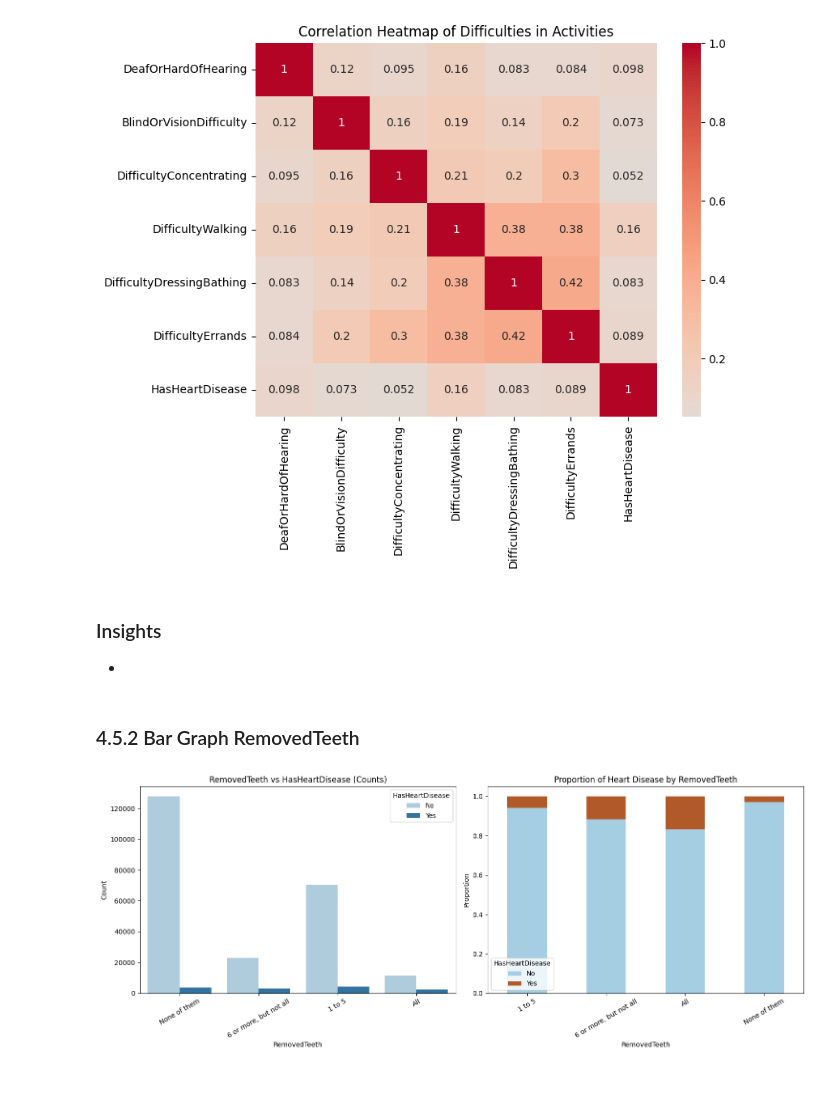
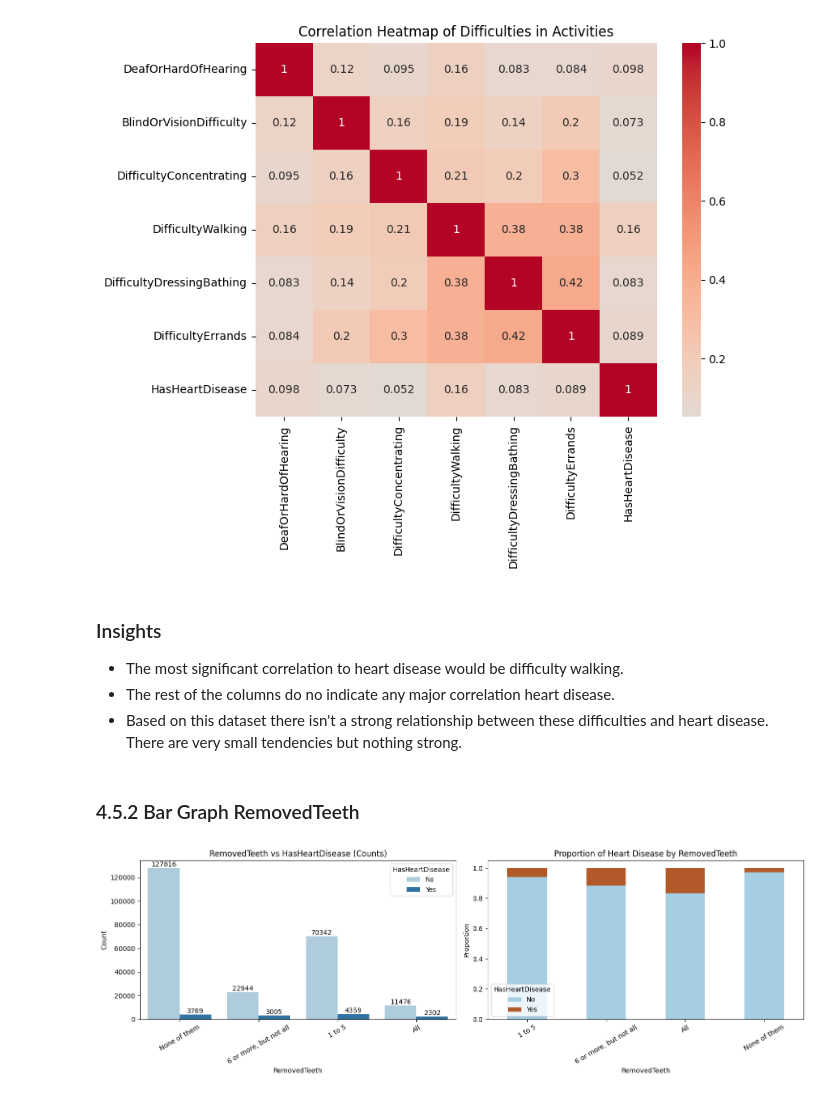
Before and after one commit to raymondcen/Heart-Disease-Predictor, a Jupyter notebook: notebook/EDA HEART DISEASE.ipynb, the cells around one changed output. Saved outputs shown, nothing was run; the diff lists cells and outputs as text; code cells hidden in the pictures.

Commit message:
finish insights on conditions/diseases

```diff
--- a/notebook/EDA HEART DISEASE.ipynb
+++ b/notebook/EDA HEART DISEASE.ipynb
@@ -247,7 +247,7 @@ df['AgeCategory'] = df['AgeCategory'].replace({
     'Age 65 to 69': '65 to 69',
     'Age 70 to 74': '70 to 74',
     'Age 75 to 79': '75 to 79',
-    'Age 80 or older': '80 and older',
+    'Age 80 or older': '80 or older',
     })
 
 df['SmokerStatus'] = df['SmokerStatus'].replace({
@@ -553,44 +553,50 @@ plt.show()
 [figure]
 # %% [markdown]
 ### Insights
--
+- The most significant correlation to heart disease would be difficulty walking.
+- The rest of the columns do no indicate any major correlation heart disease.
+- Based on this dataset there isn't a strong relationship between these difficulties and heart disease. There are very small tendencies but  nothing strong.
 # %% [markdown]
 ### 4.5.2 Bar Graph RemovedTeeth
 # %%
-fig, axes = plt.subplots(1, 2, figsize=(15, 6))
+fig, axes = plt.subplots(1, 2, figsize=(15, 5))
 
 #count plot
-sns.countplot(
+ax = sns.countplot(
     data=data_cols,
     x='RemovedTeeth',
     hue="HasHeartDisease",
     ax=axes[0],
     palette="Paired"
 )
+
+for container in ax.containers:     # label bar value counts
+        ax.bar_label(container, fmt='%d', label_type='edge')
+
 axes[0].set_title("RemovedTeeth vs HasHeartDisease (Counts)")
 axes[0].set_ylabel("Count")
 axes[0].legend(title="HasHeartDisease", labels=["No", "Yes"])
 axes[0].tick_params(axis='x', labelrotation=30)
 
 #proportion charts
 proportions = (
     data_cols.groupby("RemovedTeeth")['HasHeartDisease']
     .value_counts(normalize=True)
     .unstack()
 )
 proportions.plot(
     kind='bar',
     stacked=True,
     ax=axes[1],
     colormap='Paired'
 )
 axes[1].set_title("Proportion of Heart Disease by RemovedTeeth")
 axes[1].set_ylabel("Proportion")
 axes[1].set_xlabel("RemovedTeeth")
 axes[1].legend(title="HasHeartDisease", labels=["No", "Yes"])
 axes[1].tick_params(axis='x', labelrotation=30)
 
 plt.tight_layout()
 plt.show()
 # %% [output]
-[figure, old version]
+[figure, new version]
```
Also changed, not shown: parts of 5 cells of this notebook.
